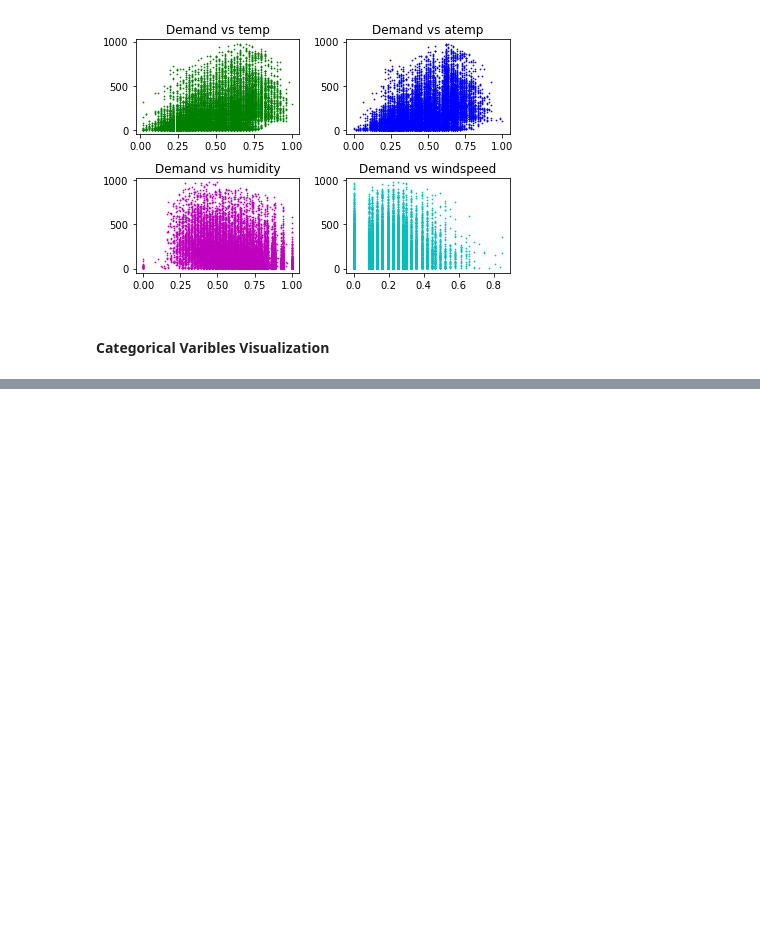
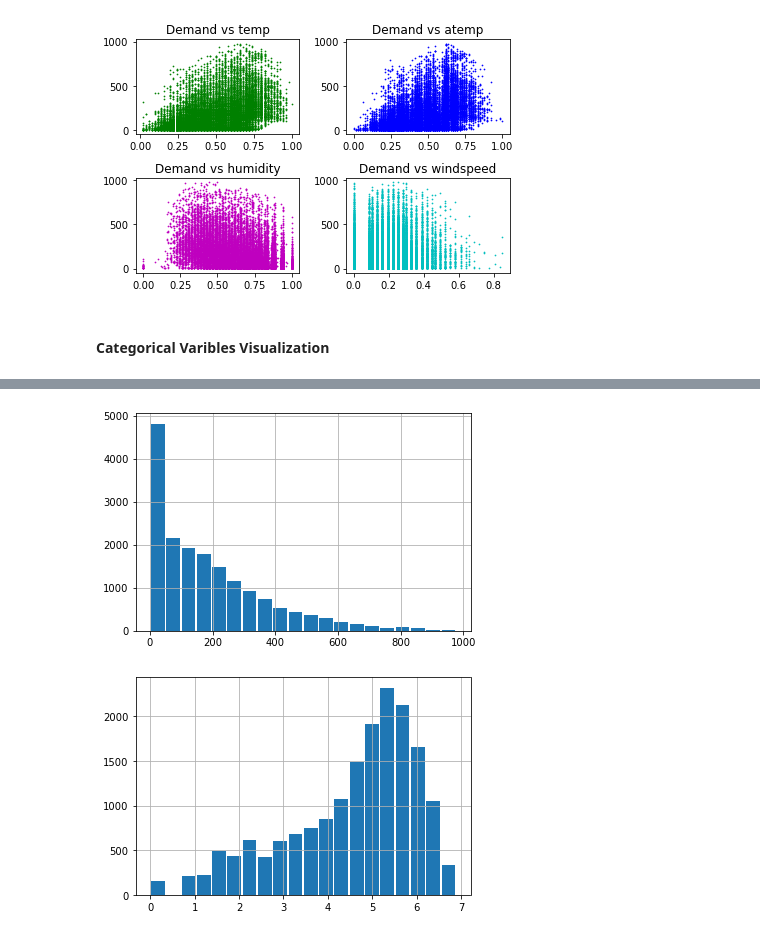
Before and after one commit to d-jeph/kaggle_bike_sharing_demand, a Jupyter notebook: bike_sharing.ipynb, the cells around one changed output, grey strips where cells are left out. Saved outputs shown, nothing was run; the diff lists cells and outputs as text; code cells hidden in the pictures; blank space fills up the shorter version.

```diff
--- a/bike_sharing.ipynb
+++ b/bike_sharing.ipynb
@@ -91,0 +125,14 @@ for i,var in enumerate(categorical_varibles):
+# %%
+### Convert to log-normal distribution to make demand normally distributed
+df1 = bikes_prep['demand']
+df2 = np.log(df1)
+plt.figure()
+df1.hist(rwidth=0.9,bins=20)
+
+plt.figure()
+df2.hist(rwidth=0.9,bins=20)
+
+bikes_prep['demand'] = np.log(bikes_prep['demand']) #make demand normally distributed
+# %% [output]
+[figure, added]
+[figure, added]
```
Also changed, not shown: parts of 10 cells of this notebook.
